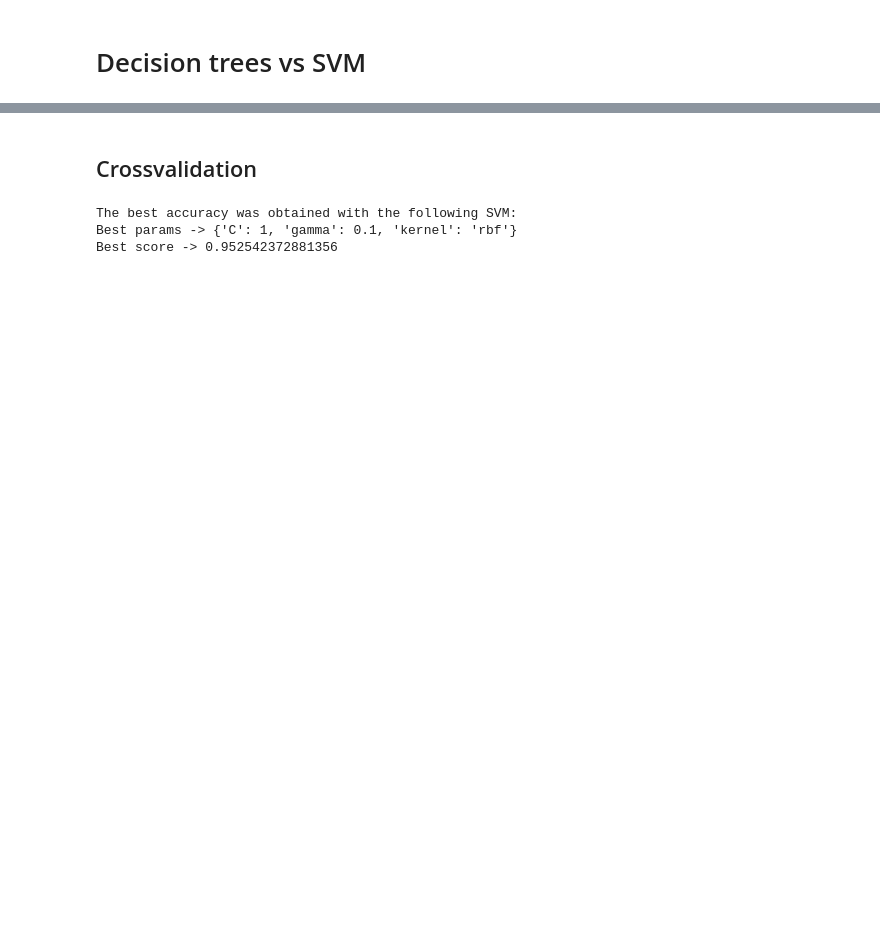
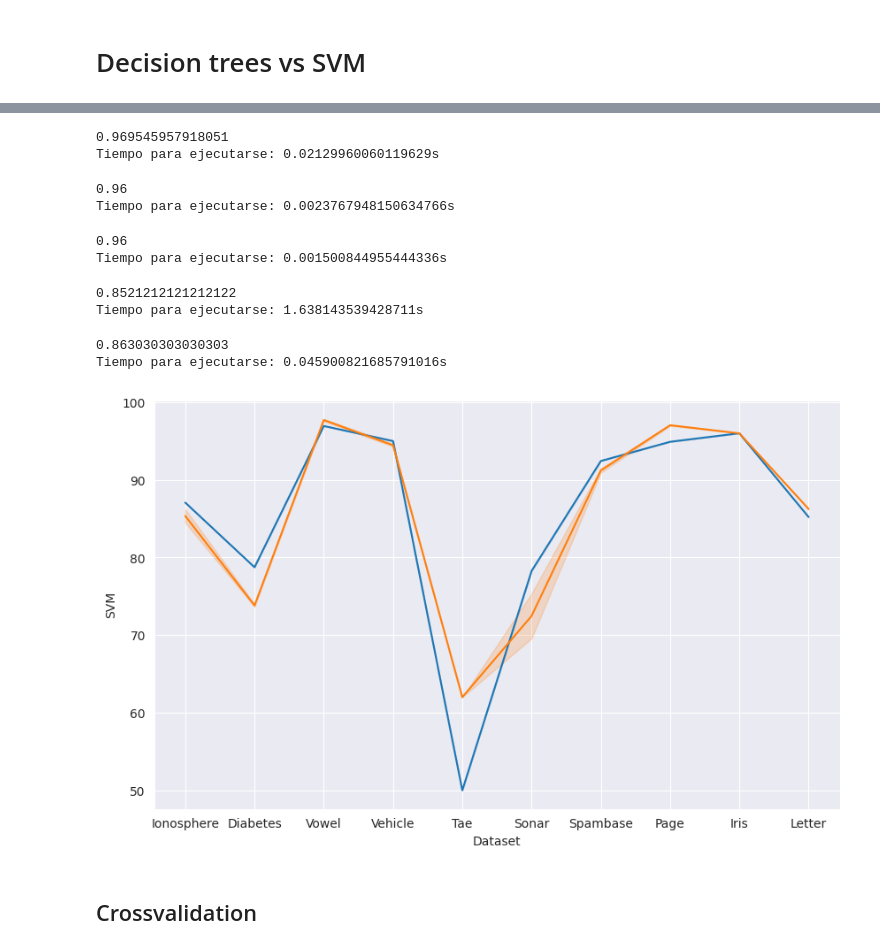
Before and after one commit to richardesp/Introduction-to-data-mining, a Jupyter notebook: P2/2.2.ipynb, the cells around one changed output, grey strips where cells are left out. Saved outputs shown, nothing was run; the diff lists cells and outputs as text; code cells hidden in the pictures; blank space fills up the shorter version.

```diff
--- a/P2/2.2.ipynb
+++ b/P2/2.2.ipynb
@@ -536,3 +602,63 @@ print(clf_tree.score(X_testLetter, y_testLetter))
+# %%
+init = time.time()
+clf_tree.fit(X_trainPage, y_trainPage)
+end = time.time()
+print(clf_tree.score(X_testPage, y_testPage))
+Tree_scores.append(clf_tree.score(X_testPage, y_testPage) * 100)
+print(f"Tiempo para ejecutarse: {end-init}s")
+# %% [output]
+0.969545957918051
+Tiempo para ejecutarse: 0.02129960060119629s
+# %%
+init = time.time()
+clf_svm.fit(X_trainIris, y_trainIris)
+end = time.time()
+print(clf_svm.score(X_testIris, y_testIris))
+SVM_scores.append(clf_svm.score(X_testIris, y_testIris) * 100)
+print(f"Tiempo para ejecutarse: {end-init}s")
+datasets.append("Iris")
+# %% [output]
+0.96
+Tiempo para ejecutarse: 0.0023767948150634766s
+# %%
+init = time.time()
+clf_tree.fit(X_trainIris, y_trainIris)
+end = time.time()
+print(clf_tree.score(X_testIris, y_testIris))
+Tree_scores.append(clf_tree.score(X_testIris, y_testIris) * 100)
+print(f"Tiempo para ejecutarse: {end-init}s")
+# %% [output]
+0.96
+Tiempo para ejecutarse: 0.001500844955444336s
+# %%
+init = time.time()
+clf_svm.fit(X_trainLetter, y_trainLetter)
+end = time.time()
+print(clf_svm.score(X_testLetter, y_testLetter))
+SVM_scores.append(clf_svm.score(X_testLetter, y_testLetter) * 100)
+print(f"Tiempo para ejecutarse: {end-init}s")
+datasets.append("Letter")
+# %% [output]
+0.8521212121212122
+Tiempo para ejecutarse: 1.638143539428711s
+# %%
+init = time.time()
+clf_tree.fit(X_trainLetter, y_trainLetter)
+end = time.time()
+print(clf_tree.score(X_testLetter, y_testLetter))
+Tree_scores.append(clf_tree.score(X_testLetter, y_testLetter) * 100)
+print(f"Tiempo para ejecutarse: {end-init}s")
+# %% [output]
+0.863030303030303
+Tiempo para ejecutarse: 0.045900821685791016s
+# %%
+my_dict = dict(SVM=SVM_scores,Tree=Tree_scores,Dataset=datasets)
+data = pd.DataFrame (my_dict)
+fig, ax = plt.subplots(figsize=(10, 6))
+ax= sns.lineplot(x='Dataset', y='SVM', data=data)
+ax1 = sns.lineplot(x='Dataset', y='Tree', data=data)
+# %% [output]
+[figure, added]
 # %% [markdown]
 ## Crossvalidation
 # %%
@@ -547,15 +791,3 @@ sss = StratifiedShuffleSplit(n_splits=5, test_size=0.25, random_state=0)
 # Train the SVM model
 svm_model = svm.SVC()
 optimal = GridSearchCV(estimator=svm_model, cv=sss, param_grid=parameters, n_jobs=-1)
-# %%
-optimal.fit(X_trainIono, y_trainIono)
-print(f"The best accuracy was obtained with the following SVM:")
-print(f'Best params -> {optimal.best_params_}')
-print(f'Best score -> {optimal.best_score_}')
-
-print(f"If we use the test dataset we obtain the following score:")
-print(f"score = {optimal.score(X_testIono, y_testIono)}")
-# %% [output]
-The best accuracy was obtained with the following SVM:
-Best params -> {'C': 1, 'gamma': 0.1, 'kernel': 'rbf'}
-Best score -> 0.952542372881356
```
Also changed, not shown: parts of 95 cells of this notebook.
